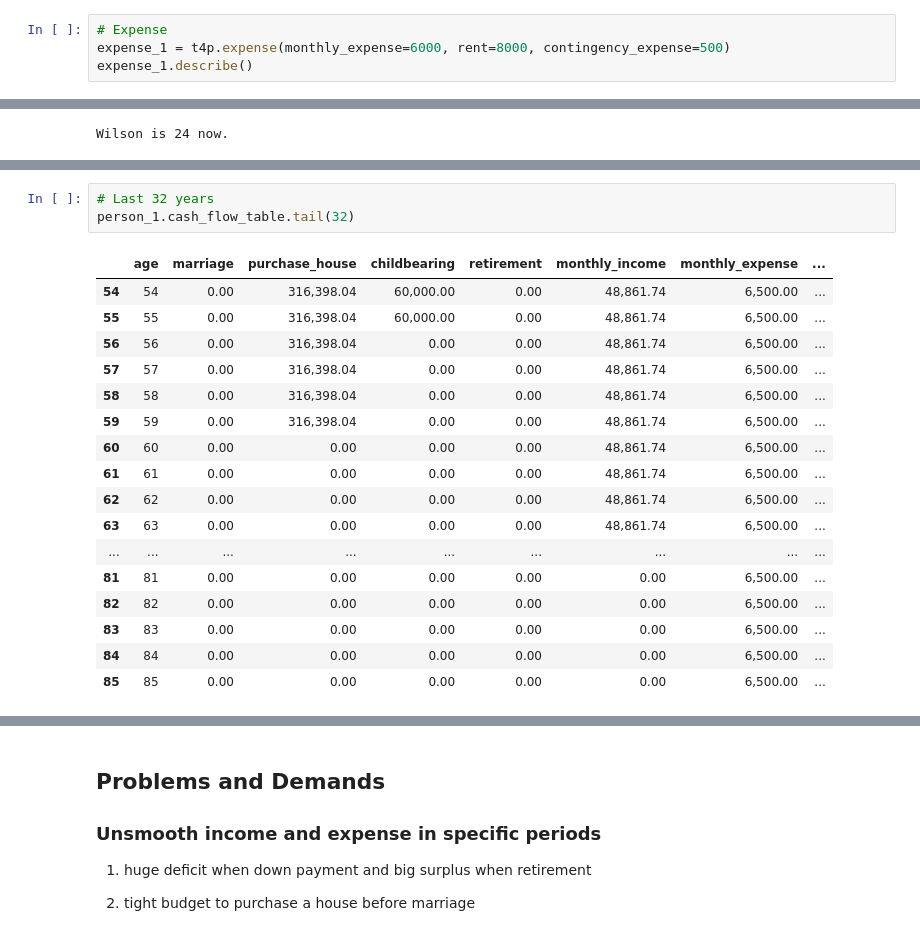
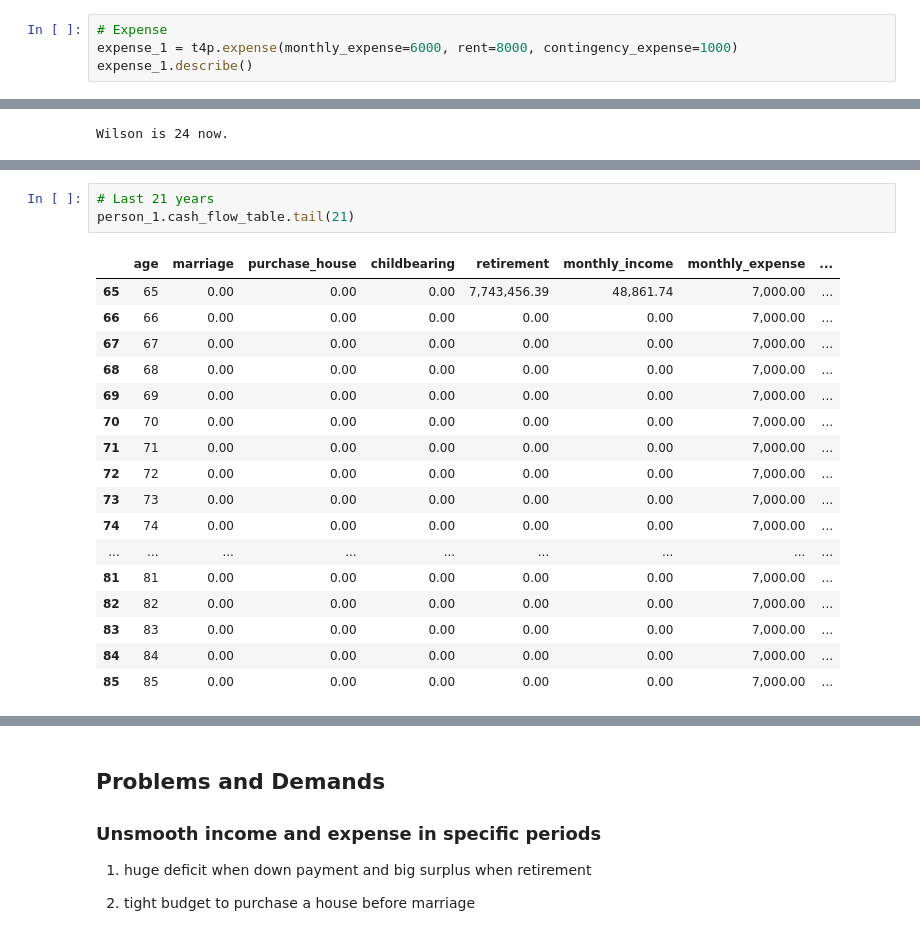
Before and after one commit to Popo-Neko/Financial-Planning, a Jupyter notebook: FinancialPlan.ipynb, the cells around one changed output, grey strips where cells are left out. Drawn from its saved outputs; the diff is of its cells as text.

```diff
--- a/FinancialPlan.ipynb
+++ b/FinancialPlan.ipynb
@@ -139,6 +169,6 @@ Increase_stop_age: 35
 # %%
 # Expense
-expense_1 = t4p.expense(monthly_expense=6000, rent=8000, contingency_expense=500)
+expense_1 = t4p.expense(monthly_expense=6000, rent=8000, contingency_expense=1000)
 expense_1.describe()
 # %% [output]
 Monthly_expense: 6000
@@ -173,24 +197,24 @@ person_1.cash_flow_table.head(32)
 # %%
-# Last 32 years
-person_1.cash_flow_table.tail(32)
+# Last 21 years
+person_1.cash_flow_table.tail(21)
 # %% [output]
 |  | age | marriage | purchase_house | childbearing | retirement | monthly_income | monthly_expense | ... |
-| 54 | 54 | 0.00 | 316,398.04 | 60,000.00 | 0.00 | 48,861.74 | 6,500.00 | ... |
-| 55 | 55 | 0.00 | 316,398.04 | 60,000.00 | 0.00 | 48,861.74 | 6,500.00 | ... |
-| 56 | 56 | 0.00 | 316,398.04 | 0.00 | 0.00 | 48,861.74 | 6,500.00 | ... |
-| 57 | 57 | 0.00 | 316,398.04 | 0.00 | 0.00 | 48,861.74 | 6,500.00 | ... |
-| 58 | 58 | 0.00 | 316,398.04 | 0.00 | 0.00 | 48,861.74 | 6,500.00 | ... |
-| 59 | 59 | 0.00 | 316,398.04 | 0.00 | 0.00 | 48,861.74 | 6,500.00 | ... |
-| 60 | 60 | 0.00 | 0.00 | 0.00 | 0.00 | 48,861.74 | 6,500.00 | ... |
-| 61 | 61 | 0.00 | 0.00 | 0.00 | 0.00 | 48,861.74 | 6,500.00 | ... |
-| 62 | 62 | 0.00 | 0.00 | 0.00 | 0.00 | 48,861.74 | 6,500.00 | ... |
-| 63 | 63 | 0.00 | 0.00 | 0.00 | 0.00 | 48,861.74 | 6,500.00 | ... |
+| 65 | 65 | 0.00 | 0.00 | 0.00 | 7,743,456.39 | 48,861.74 | 7,000.00 | ... |
+| 66 | 66 | 0.00 | 0.00 | 0.00 | 0.00 | 0.00 | 7,000.00 | ... |
+| 67 | 67 | 0.00 | 0.00 | 0.00 | 0.00 | 0.00 | 7,000.00 | ... |
+| 68 | 68 | 0.00 | 0.00 | 0.00 | 0.00 | 0.00 | 7,000.00 | ... |
+| 69 | 69 | 0.00 | 0.00 | 0.00 | 0.00 | 0.00 | 7,000.00 | ... |
+| 70 | 70 | 0.00 | 0.00 | 0.00 | 0.00 | 0.00 | 7,000.00 | ... |
+| 71 | 71 | 0.00 | 0.00 | 0.00 | 0.00 | 0.00 | 7,000.00 | ... |
+| 72 | 72 | 0.00 | 0.00 | 0.00 | 0.00 | 0.00 | 7,000.00 | ... |
+| 73 | 73 | 0.00 | 0.00 | 0.00 | 0.00 | 0.00 | 7,000.00 | ... |
+| 74 | 74 | 0.00 | 0.00 | 0.00 | 0.00 | 0.00 | 7,000.00 | ... |
 | ... | ... | ... | ... | ... | ... | ... | ... | ... |
-| 81 | 81 | 0.00 | 0.00 | 0.00 | 0.00 | 0.00 | 6,500.00 | ... |
-| 82 | 82 | 0.00 | 0.00 | 0.00 | 0.00 | 0.00 | 6,500.00 | ... |
-| 83 | 83 | 0.00 | 0.00 | 0.00 | 0.00 | 0.00 | 6,500.00 | ... |
-| 84 | 84 | 0.00 | 0.00 | 0.00 | 0.00 | 0.00 | 6,500.00 | ... |
-| 85 | 85 | 0.00 | 0.00 | 0.00 | 0.00 | 0.00 | 6,500.00 | ... |
+| 81 | 81 | 0.00 | 0.00 | 0.00 | 0.00 | 0.00 | 7,000.00 | ... |
+| 82 | 82 | 0.00 | 0.00 | 0.00 | 0.00 | 0.00 | 7,000.00 | ... |
+| 83 | 83 | 0.00 | 0.00 | 0.00 | 0.00 | 0.00 | 7,000.00 | ... |
+| 84 | 84 | 0.00 | 0.00 | 0.00 | 0.00 | 0.00 | 7,000.00 | ... |
+| 85 | 85 | 0.00 | 0.00 | 0.00 | 0.00 | 0.00 | 7,000.00 | ... |
 # %%
 df = person_1.cash_flow.copy()
 # yearly cash flow
```
Also changed, not shown: parts of 22 cells of this notebook.
